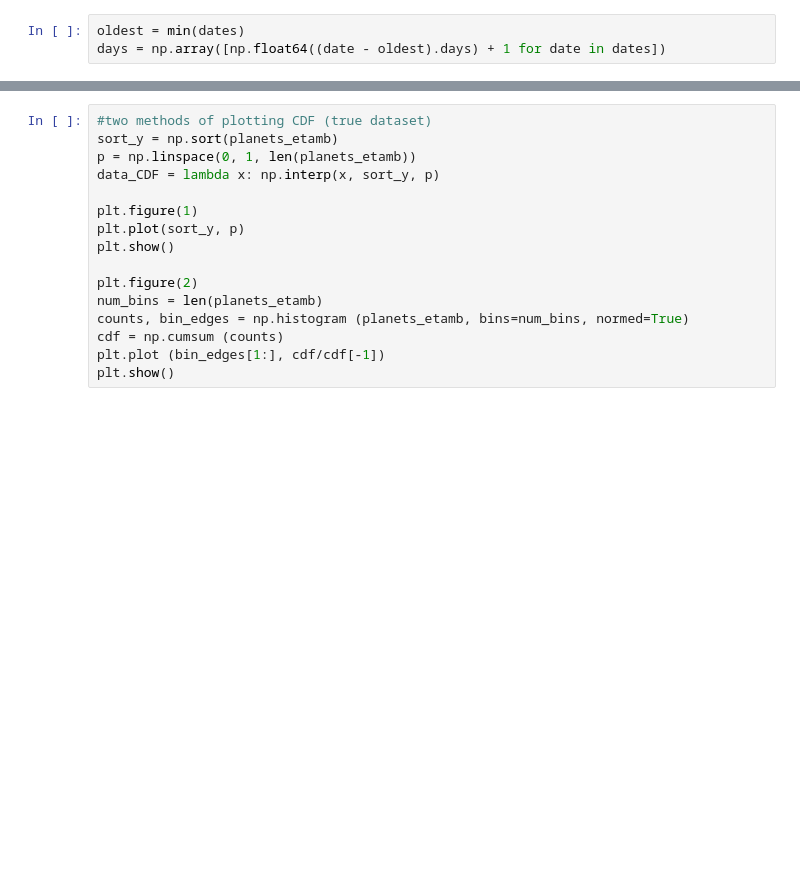
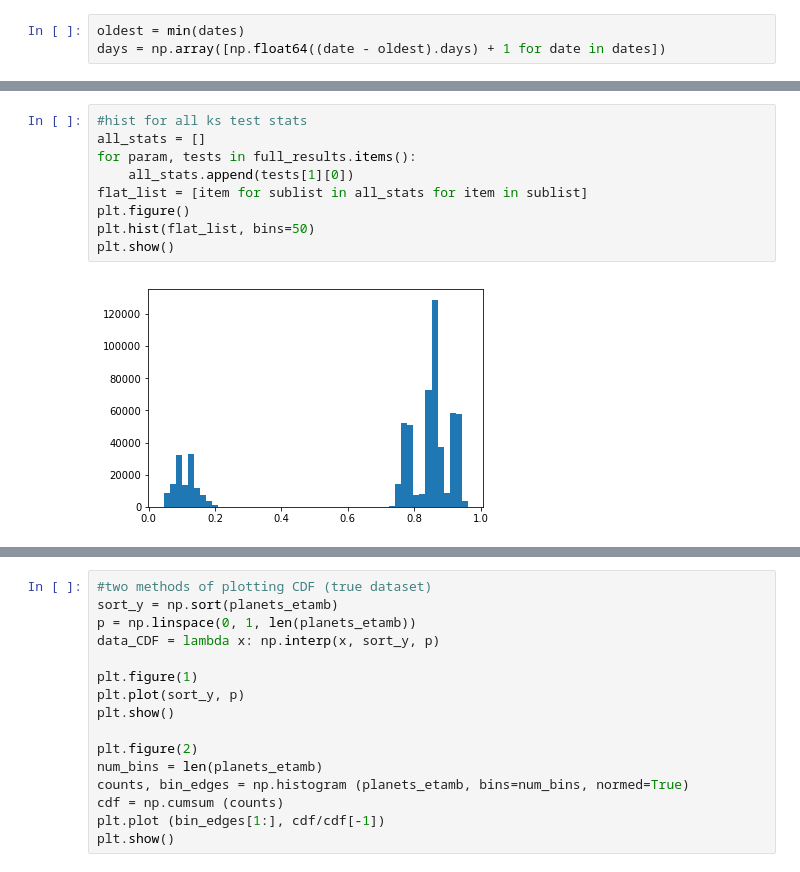
Before and after one commit to rebeccachen0/asiaa, a Jupyter notebook: forward_modeling.ipynb, the cells around one changed output, grey strips where cells are left out. Drawn from its saved outputs; the diff is of its cells as text; blank space fills up the shorter version.

```diff
--- a/forward_modeling.ipynb
+++ b/forward_modeling.ipynb
@@ -191,0 +223,11 @@ wilcoxon mean:  1.94828974155e-40
+# %%
+#hist for all ks test stats
+all_stats = []
+for param, tests in full_results.items():
+    all_stats.append(tests[1][0])
+flat_list = [item for sublist in all_stats for item in sublist]
+plt.figure()
+plt.hist(flat_list, bins=50)
+plt.show()
+# %% [output]
+[figure, added]
```
Also changed, not shown: parts of 26 cells of this notebook, 13 other files.
